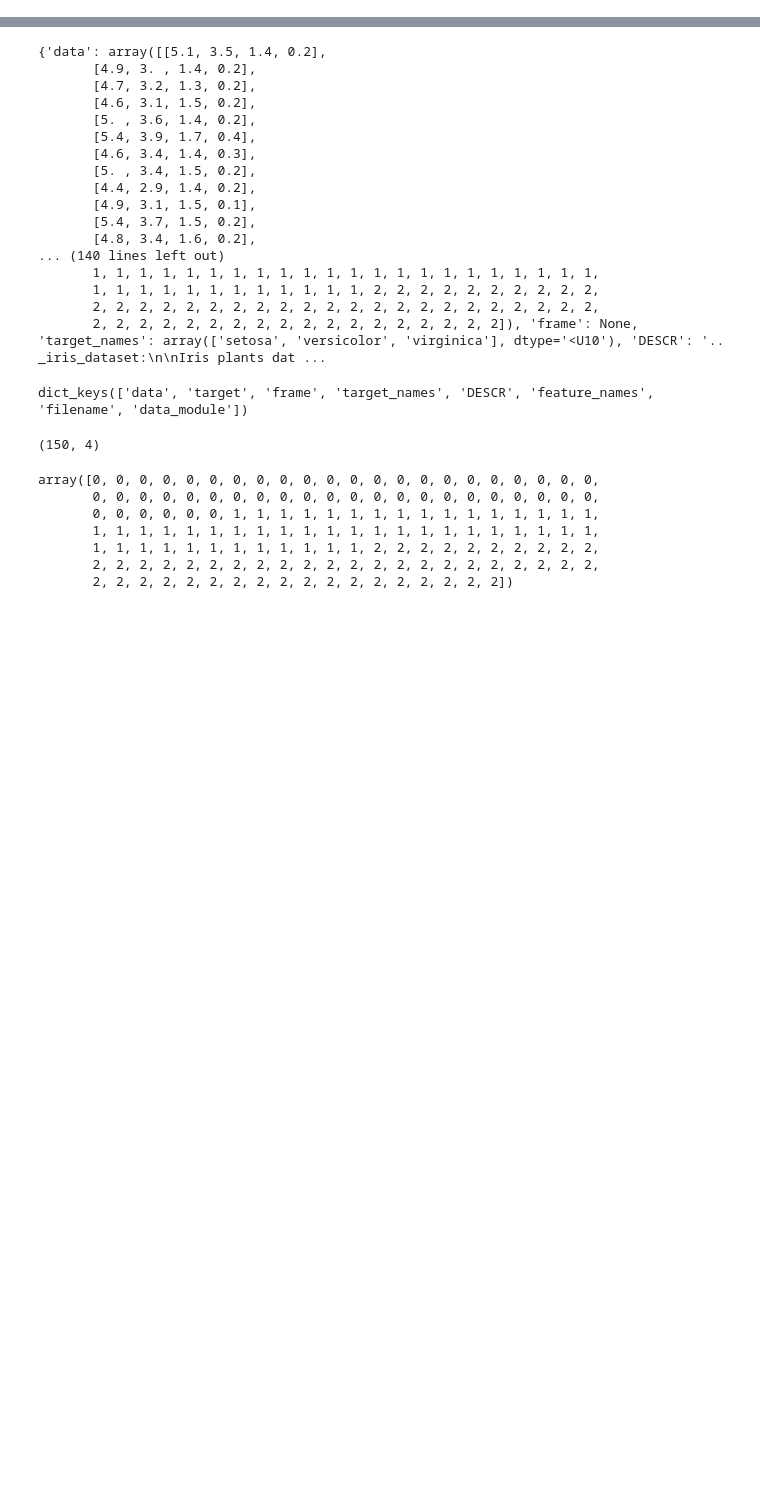
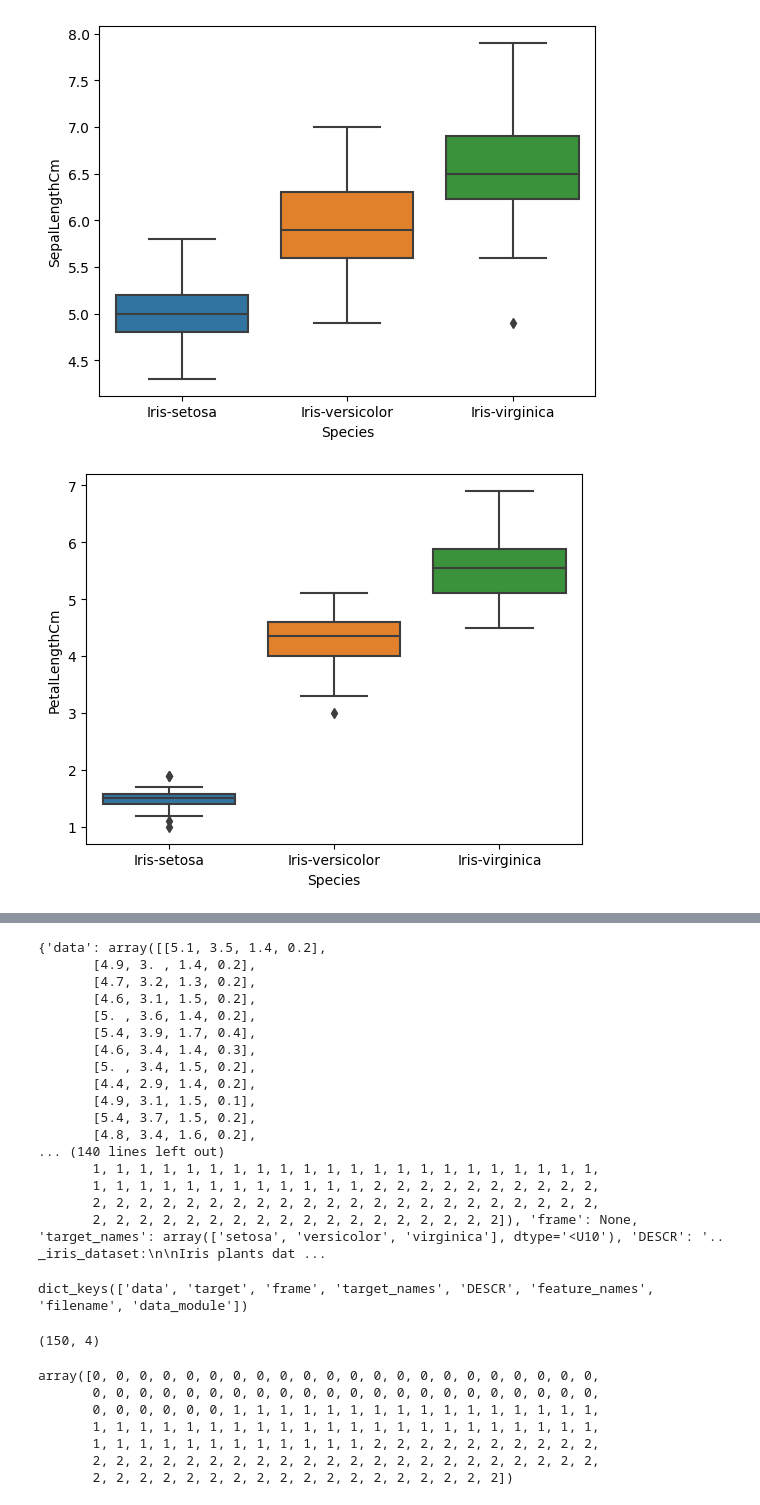
Before and after one commit to Saurabhkushwah06/Applying_ML_On_Iris_Dataset, a Jupyter notebook: Machine Learning.ipynb, the cells around one changed output, grey strips where cells are left out. Drawn from its saved outputs; the diff is of its cells as text; code cells hidden in the pictures; blank space fills up the shorter version.

```diff
--- a/Machine Learning.ipynb
+++ b/Machine Learning.ipynb
@@ -11,0 +48,8 @@ import matplotlib.pyplot as plt
+# %%
+sns.boxplot(data = df,x = 'Species',y = 'SepalLengthCm')
+plt.show()
+sns.boxplot(data = df,x = 'Species',y = 'PetalLengthCm')
+plt.show()
+# %% [output]
+[figure, added]
+[figure, added]
```
Also changed, not shown: parts of 35 cells of this notebook.
